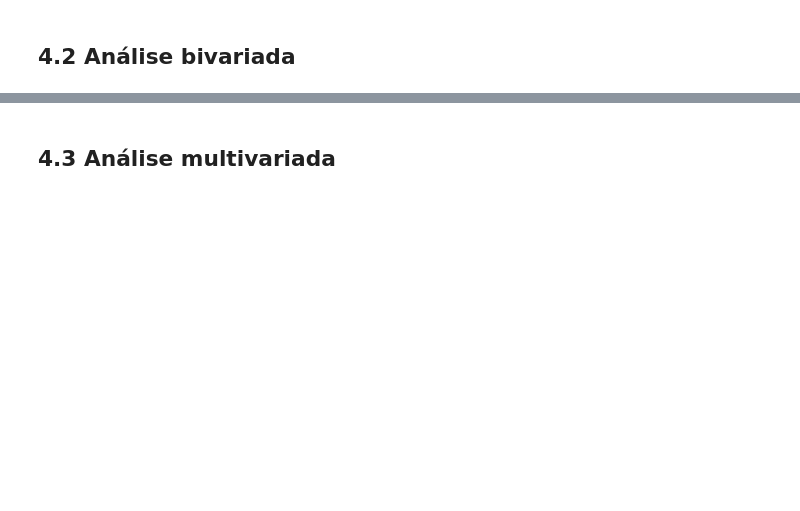
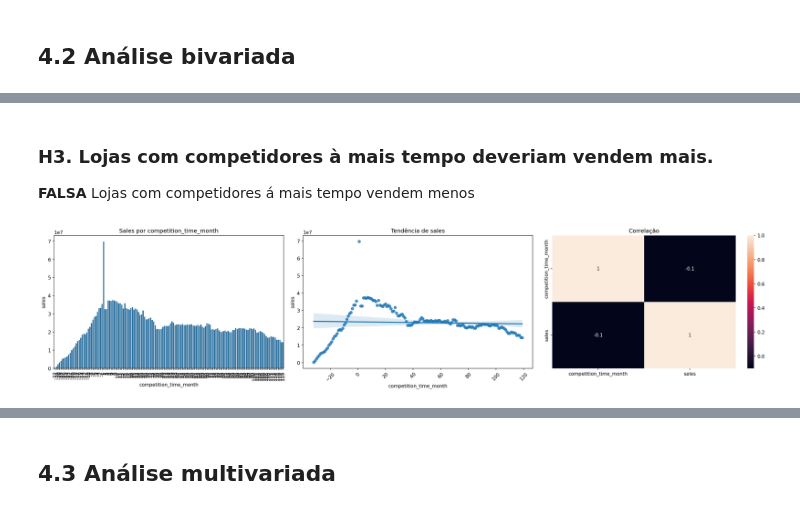
Before and after one commit to Eduardo7copasx/DS_producao, a Jupyter notebook: Projeto/projeto.ipynb, the cells around one changed output, grey strips where cells are left out. Drawn from its saved outputs; the diff is of its cells as text; code cells hidden in the pictures; blank space fills up the shorter version.

```diff
--- a/Projeto/projeto.ipynb
+++ b/Projeto/projeto.ipynb
@@ -463,0 +522,26 @@ plt.show()
+# %% [markdown]
+### H3. Lojas com competidores à mais tempo deveriam vendem mais.
+
+**FALSA** Lojas com competidores á mais tempo vendem menos
+# %%
+aux5 = (df4[['competition_time_month', 'sales']].groupby('competition_time_month', as_index=False).sum())
+
+aux6 = aux5[(aux5['competition_time_month'] < 120) & (aux5['competition_time_month'] != 0)].sort_values('competition_time_month')
+
+fig, axes = plt.subplots(1, 3, figsize=(22, 5))
+
+sns.barplot(x='competition_time_month', y='sales', data=aux6, ax=axes[0])
+axes[0].set_title('Sales por competition_time_month')
+axes[0].tick_params(axis='x', rotation=90)
+
+sns.regplot(x='competition_time_month', y='sales', data=aux6, ax=axes[1], scatter_kws={'s': 30})
+axes[1].set_title('Tendência de sales')
+axes[1].tick_params(axis='x', rotation=45)
+
+sns.heatmap(aux5.corr(method='pearson'), annot=True, ax=axes[2])
+axes[2].set_title('Correlação')
+
+plt.tight_layout()
+plt.show()
+# %% [output]
+[figure, added]
```
Also changed, not shown: parts of 6 cells of this notebook.
